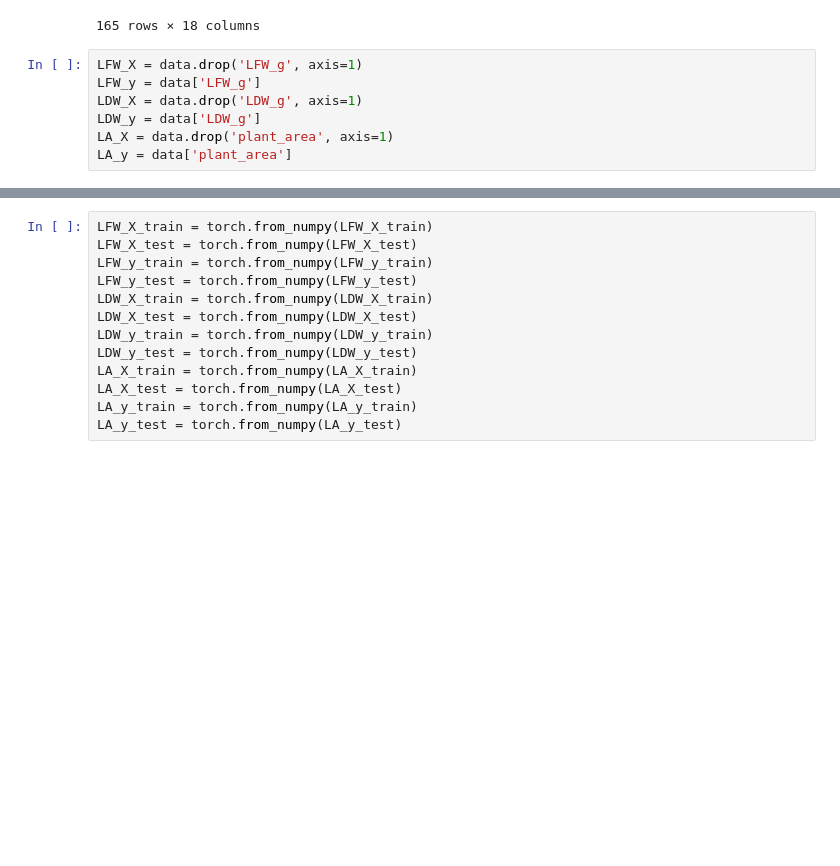
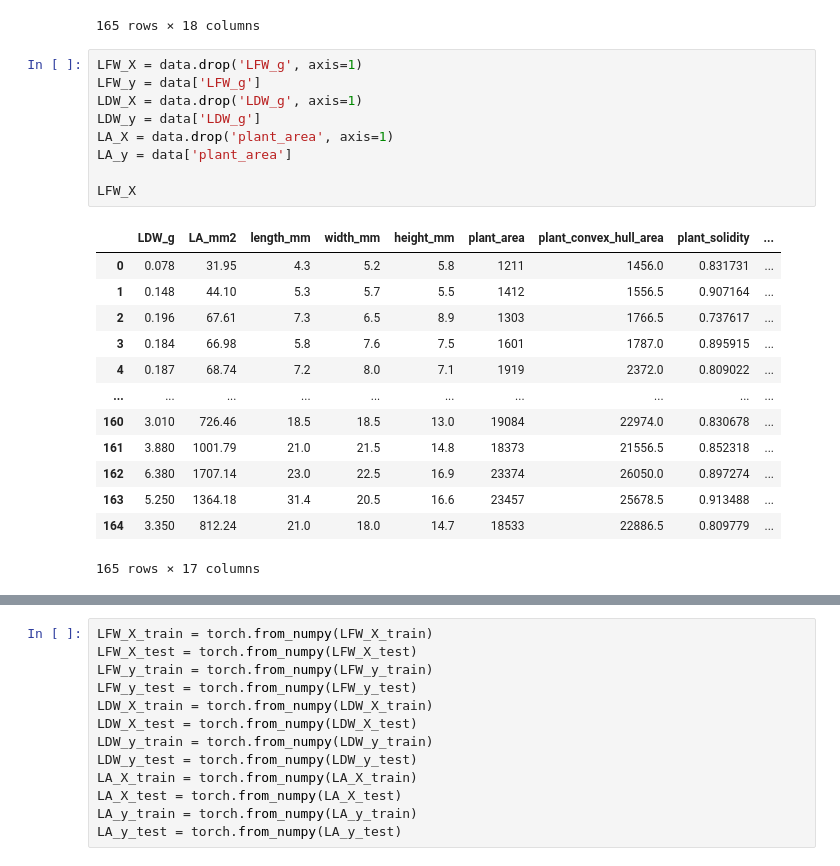
Before and after one commit to SaucyBoi21/BiomassPredictonAI, a Jupyter notebook: final_model.ipynb, the cells around one changed output, grey strips where cells are left out. Drawn from its saved outputs; the diff is of its cells as text; blank space fills up the shorter version.

```diff
--- a/final_model.ipynb
+++ b/final_model.ipynb
@@ -56,10 +71,26 @@ data
 # %%
 LFW_X = data.drop('LFW_g', axis=1)
 LFW_y = data['LFW_g']
 LDW_X = data.drop('LDW_g', axis=1)
 LDW_y = data['LDW_g']
 LA_X = data.drop('plant_area', axis=1)
 LA_y = data['plant_area']
+
+LFW_X
+# %% [output]
+|  | LDW_g | LA_mm2 | length_mm | width_mm | height_mm | plant_area | plant_convex_hull_area | plant_solidity | ... |
+| 0 | 0.078 | 31.95 | 4.3 | 5.2 | 5.8 | 1211 | 1456.0 | 0.831731 | ... |
+| 1 | 0.148 | 44.10 | 5.3 | 5.7 | 5.5 | 1412 | 1556.5 | 0.907164 | ... |
+| 2 | 0.196 | 67.61 | 7.3 | 6.5 | 8.9 | 1303 | 1766.5 | 0.737617 | ... |
+| 3 | 0.184 | 66.98 | 5.8 | 7.6 | 7.5 | 1601 | 1787.0 | 0.895915 | ... |
+| 4 | 0.187 | 68.74 | 7.2 | 8.0 | 7.1 | 1919 | 2372.0 | 0.809022 | ... |
+| ... | ... | ... | ... | ... | ... | ... | ... | ... | ... |
+| 160 | 3.010 | 726.46 | 18.5 | 18.5 | 13.0 | 19084 | 22974.0 | 0.830678 | ... |
+| 161 | 3.880 | 1001.79 | 21.0 | 21.5 | 14.8 | 18373 | 21556.5 | 0.852318 | ... |
+| 162 | 6.380 | 1707.14 | 23.0 | 22.5 | 16.9 | 23374 | 26050.0 | 0.897274 | ... |
+| 163 | 5.250 | 1364.18 | 31.4 | 20.5 | 16.6 | 23457 | 25678.5 | 0.913488 | ... |
+| 164 | 3.350 | 812.24 | 21.0 | 18.0 | 14.7 | 18533 | 22886.5 | 0.809779 | ... |
+165 rows × 17 columns
 # %%
 LFW_X_train, LFW_X_test, LFW_y_train, LFW_y_test = train_test_split(LFW_X, LFW_y, test_size=0.2, random_state=42)
 LDW_X_train, LDW_X_test, LDW_y_train, LDW_y_test = train_test_split(LDW_X, LDW_y, test_size=0.2, random_state=42)
```
Also changed, not shown: parts of 6 cells of this notebook.
